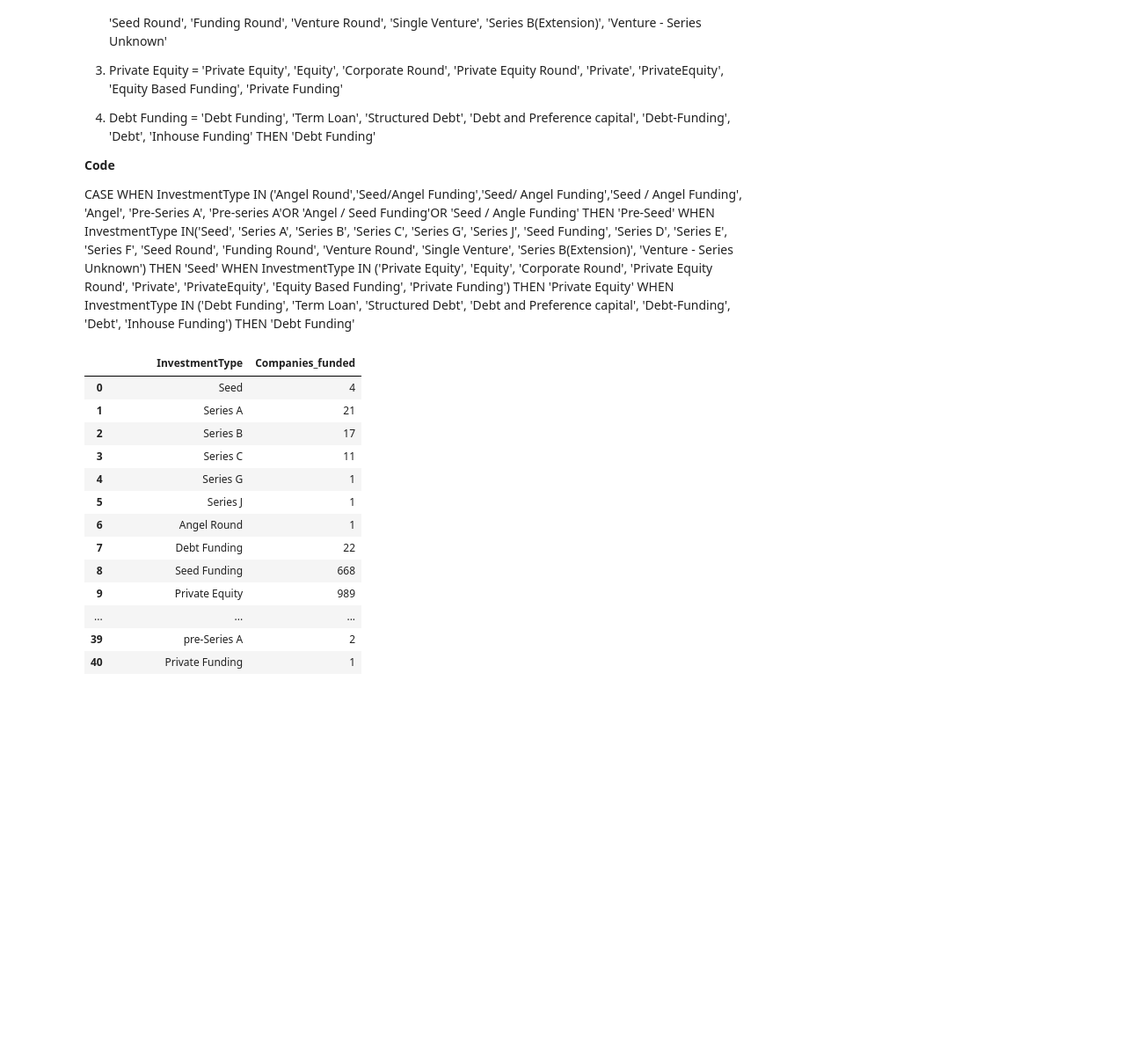
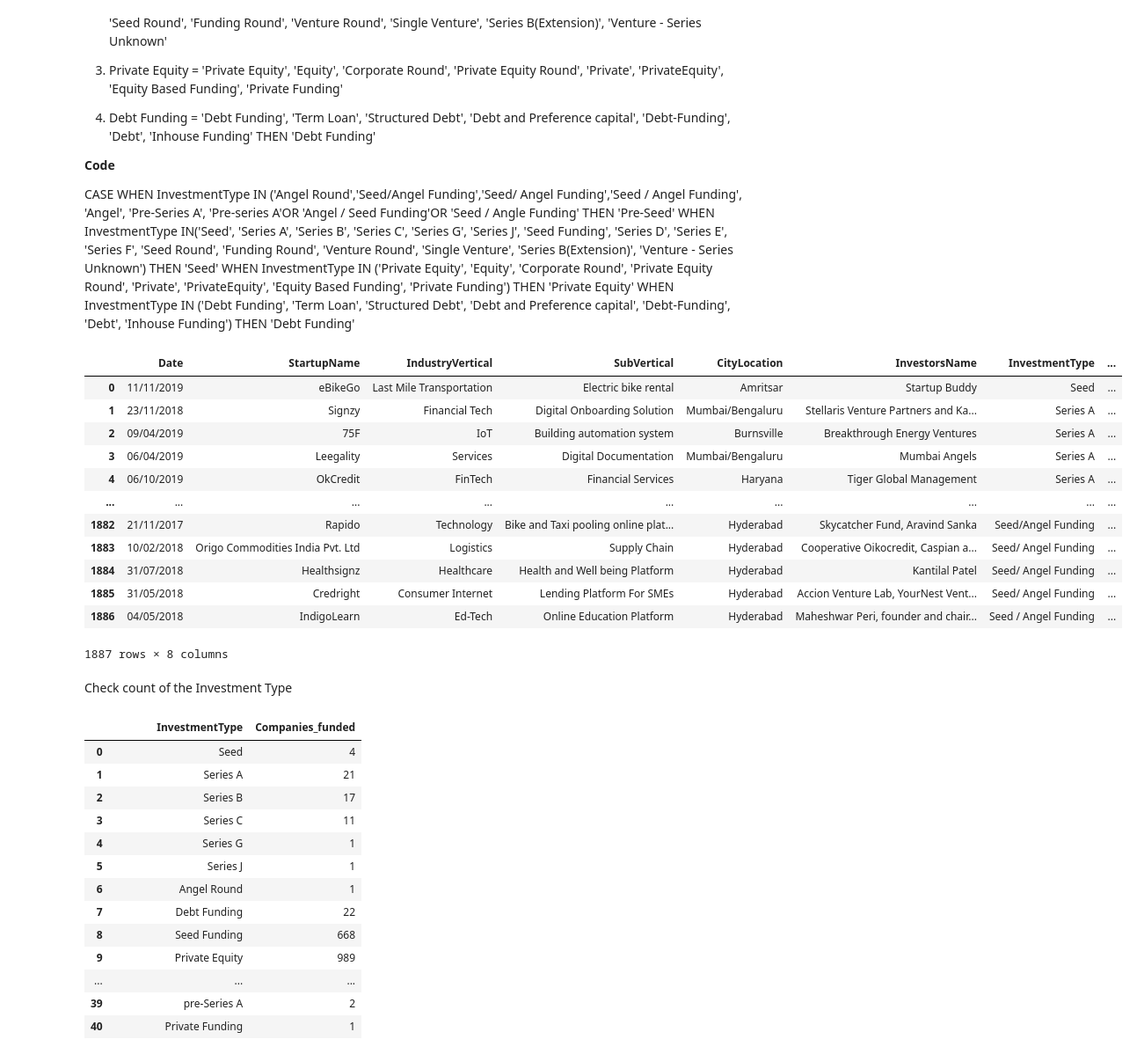
Before and after one commit to bhagirathbhard/IndianStartupFunding, a Jupyter notebook: Indian_Startup_Funding.ipynb, the cells around one changed output. Shown: that part at 88% size. Saved outputs shown, nothing was run; the diff lists cells and outputs as text; code cells hidden in the pictures; blank space fills up the shorter version.

```diff
--- a/Indian_Startup_Funding.ipynb
+++ b/Indian_Startup_Funding.ipynb
@@ -1140,6 +915,28 @@ FROM startup_funding;
 **Code**
 
 CASE WHEN InvestmentType IN ('Angel Round','Seed/Angel Funding','Seed/ Angel Funding','Seed / Angel Funding', 'Angel', 'Pre-Series A', 'Pre-series A'OR 'Angel / Seed Funding'OR 'Seed / Angle Funding' THEN 'Pre-Seed' WHEN InvestmentType IN('Seed', 'Series A', 'Series B', 'Series C', 'Series G', 'Series J', 'Seed Funding', 'Series D', 'Series E', 'Series F', 'Seed Round', 'Funding Round', 'Venture Round', 'Single Venture', 'Series B(Extension)', 'Venture - Series Unknown') THEN 'Seed' WHEN InvestmentType IN ('Private Equity', 'Equity', 'Corporate Round', 'Private Equity Round', 'Private', 'PrivateEquity', 'Equity Based Funding', 'Private Funding') THEN 'Private Equity' WHEN InvestmentType IN ('Debt Funding', 'Term Loan', 'Structured Debt', 'Debt and Preference capital', 'Debt-Funding', 'Debt', 'Inhouse Funding') THEN 'Debt Funding'
+# %%
+#Funding Stages
+%%bigquery --project=ba775-team-project-a01
+
+SELECT *
+FROM `ba775-team-project-a01.indian_startups_cleaned.India_Funding_AllYear`;
+# %% [output]
+|  | Date | StartupName | IndustryVertical | SubVertical | CityLocation | InvestorsName | InvestmentType | ... |
+| 0 | 11/11/2019 | eBikeGo | Last Mile Transportation | Electric bike rental | Amritsar | Startup Buddy | Seed | ... |
+| 1 | 23/11/2018 | Signzy | Financial Tech | Digital Onboarding Solution | Mumbai/Bengaluru | Stellaris Venture Partners and Ka... | Series A | ... |
+| 2 | 09/04/2019 | 75F | IoT | Building automation system | Burnsville | Breakthrough Energy Ventures | Series A | ... |
+| 3 | 06/04/2019 | Leegality | Services | Digital Documentation | Mumbai/Bengaluru | Mumbai Angels | Series A | ... |
+| 4 | 06/10/2019 | OkCredit | FinTech | Financial Services | Haryana | Tiger Global Management | Series A | ... |
+| ... | ... | ... | ... | ... | ... | ... | ... | ... |
+| 1882 | 21/11/2017 | Rapido | Technology | Bike and Taxi pooling online plat... | Hyderabad | Skycatcher Fund, Aravind Sanka | Seed/Angel Funding | ... |
+| 1883 | 10/02/2018 | Origo Commodities India Pvt. Ltd | Logistics | Supply Chain | Hyderabad | Cooperative Oikocredit, Caspian a... | Seed/ Angel Funding | ... |
+| 1884 | 31/07/2018 | Healthsignz | Healthcare | Health and Well being Platform | Hyderabad | Kantilal Patel | Seed/ Angel Funding | ... |
+| 1885 | 31/05/2018 | Credright | Consumer Internet | Lending Platform For SMEs | Hyderabad | Accion Venture Lab, YourNest Vent... | Seed/ Angel Funding | ... |
+| 1886 | 04/05/2018 | IndigoLearn | Ed-Tech | Online Education Platform | Hyderabad | Maheshwar Peri, founder and chair... | Seed / Angel Funding | ... |
+1887 rows × 8 columns
+# %% [markdown]
+Check count of the Investment Type
 # %%
 %%bigquery --project=ba775-team-project-a01
 Select InvestmentType,COUNT(InvestmentType) AS Companies_funded from `ba775-team-project-a01.indian_startups_cleaned.Funding_Calculation`
```
Also changed, not shown: parts of 164 cells of this notebook.
